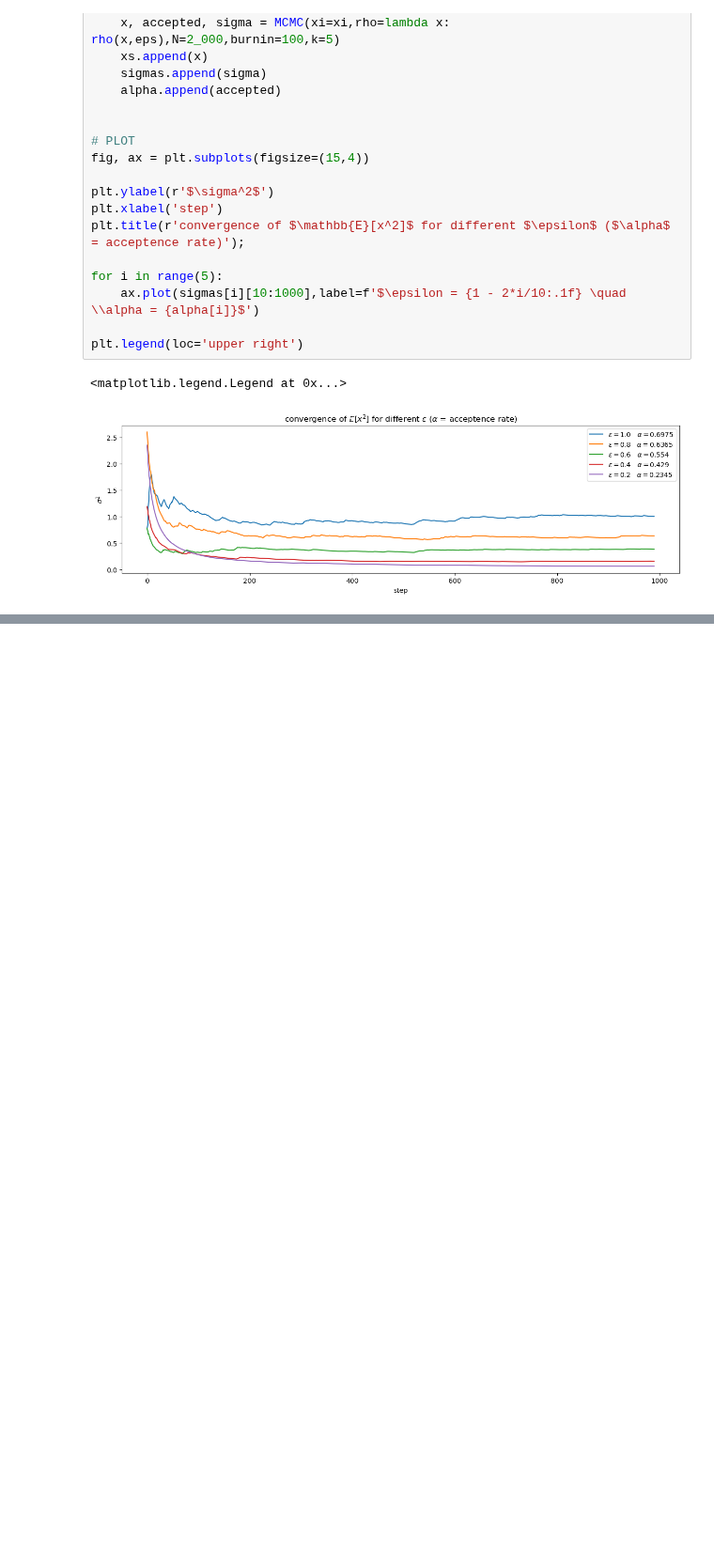
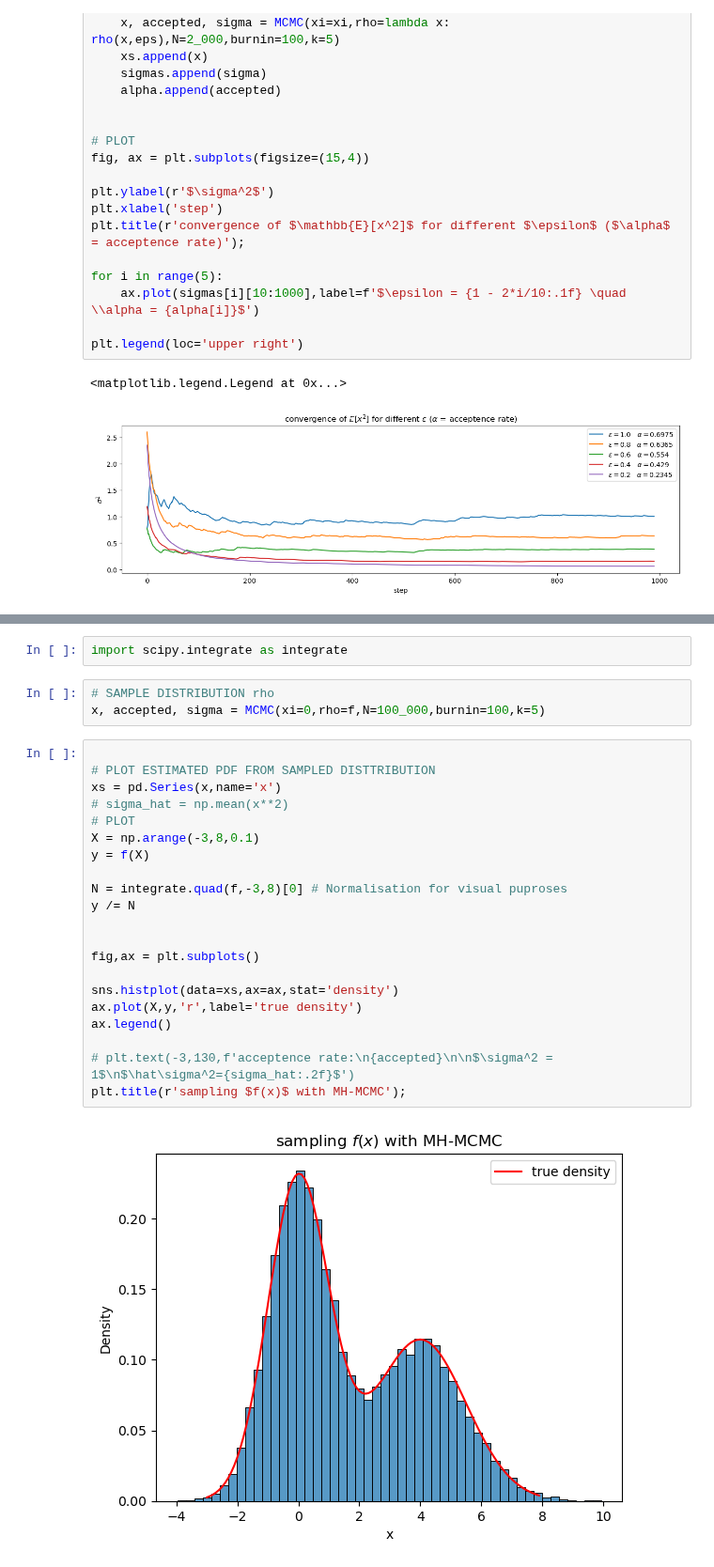
Before and after one commit to dHuberYoumans/CPNStN, a Jupyter notebook: MCMC/MCMC.ipynb, the cells around one changed output, grey strips where cells are left out. Shown at 94% size. Saved outputs shown, nothing was run; the diff lists cells and outputs as text; blank space fills up the shorter version.

```diff
--- a/MCMC/MCMC.ipynb
+++ b/MCMC/MCMC.ipynb
@@ -143,0 +174,28 @@ foo = lambda x: rho(x,3)
+# %%
+import scipy.integrate as integrate
+# %%
+# SAMPLE DISTRIBUTION rho
+x, accepted, sigma = MCMC(xi=0,rho=f,N=100_000,burnin=100,k=5)
+# %%
+
+# PLOT ESTIMATED PDF FROM SAMPLED DISTTRIBUTION
+xs = pd.Series(x,name='x')
+# sigma_hat = np.mean(x**2)
+# PLOT
+X = np.arange(-3,8,0.1)
+y = f(X)
+
+N = integrate.quad(f,-3,8)[0] # Normalisation for visual puproses
+y /= N
+
+
+fig,ax = plt.subplots()
+
+sns.histplot(data=xs,ax=ax,stat='density')
+ax.plot(X,y,'r',label='true density')
+ax.legend()
+
+# plt.text(-3,130,f'acceptence rate:\n{accepted}\n\n$\sigma^2 = 1$\n$\hat\sigma^2={sigma_hat:.2f}$')
+plt.title(r'sampling $f(x)$ with MH-MCMC');
+# %% [output]
+[figure, added]
```
Also changed, not shown: parts of 16 cells of this notebook.
